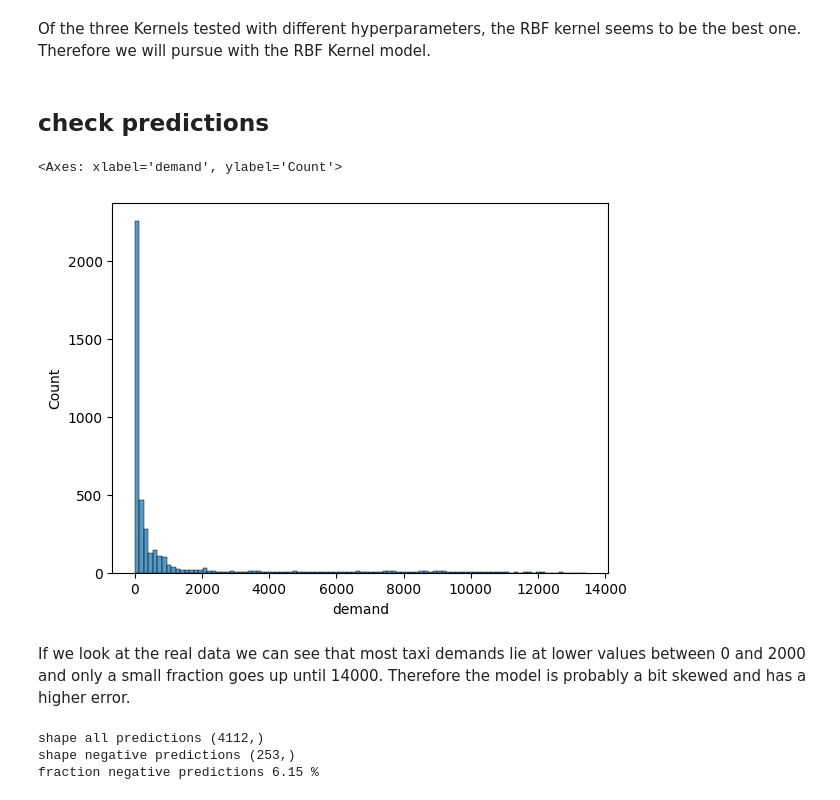
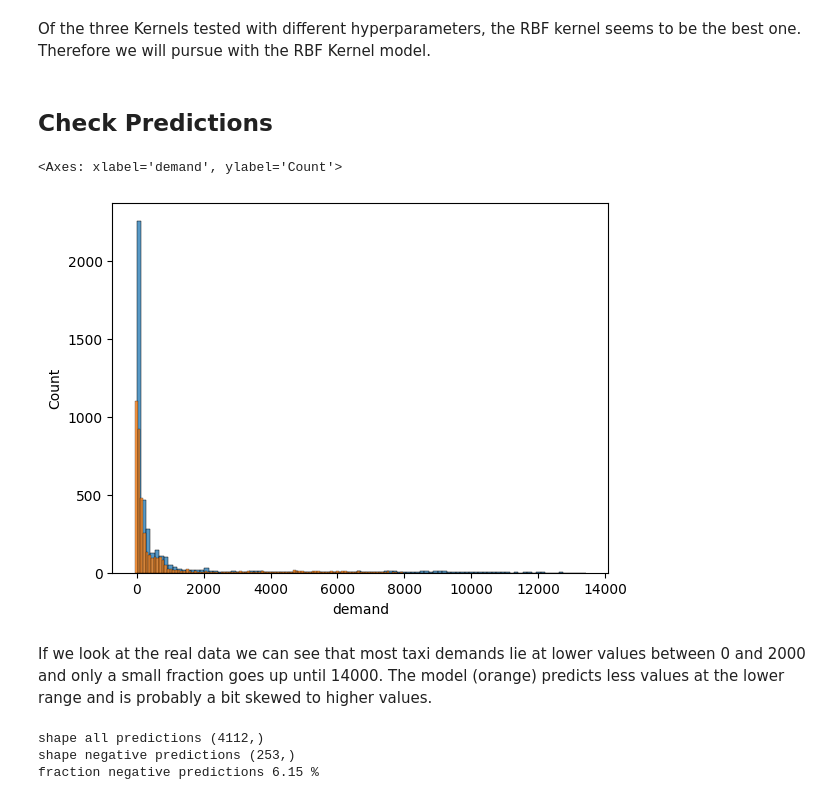
Before and after one commit to Jerematix/aaa, a Jupyter notebook: notebooks/4_predictive_analysis/01_SVM.ipynb, the cells around one changed output. Drawn from its saved outputs; the diff is of its cells as text; code cells hidden in the pictures.

Commit message:
finish SVM models

```diff
--- a/notebooks/4_predictive_analysis/01_SVM.ipynb
+++ b/notebooks/4_predictive_analysis/01_SVM.ipynb
@@ -165,15 +167,17 @@ MSE: 978122.06
 R2: 0.7842
 # %% [markdown]
 Of the three Kernels tested with different hyperparameters, the RBF kernel seems to be the best one. Therefore we will pursue with the RBF Kernel model.
-# %% [markdown]
-## check predictions
+# %% [markdown]
+## Check Predictions
 # %%
 sns.histplot(y_test, bins=100)
+
+sns.histplot(y_pred, bins=100)
 # %% [output]
 <Axes: xlabel='demand', ylabel='Count'>
-[figure, old version]
+[figure, new version]
 # %% [markdown]
-If we look at the real data we can see that most taxi demands lie at lower values between 0 and 2000 and only a small fraction goes up until 14000. Therefore the model is probably a bit skewed and has a higher error.
+If we look at the real data we can see that most taxi demands lie at lower values between 0 and 2000 and only a small fraction goes up until 14000. The model (orange) predicts less values at the lower range and is probably a bit skewed to higher values.
 # %%
 print("shape all predictions", y_pred.shape)
 print("shape negative predictions", y_pred[y_pred < 0].shape)
```
Also changed, not shown: parts of 7 cells of this notebook, 4 other files.
